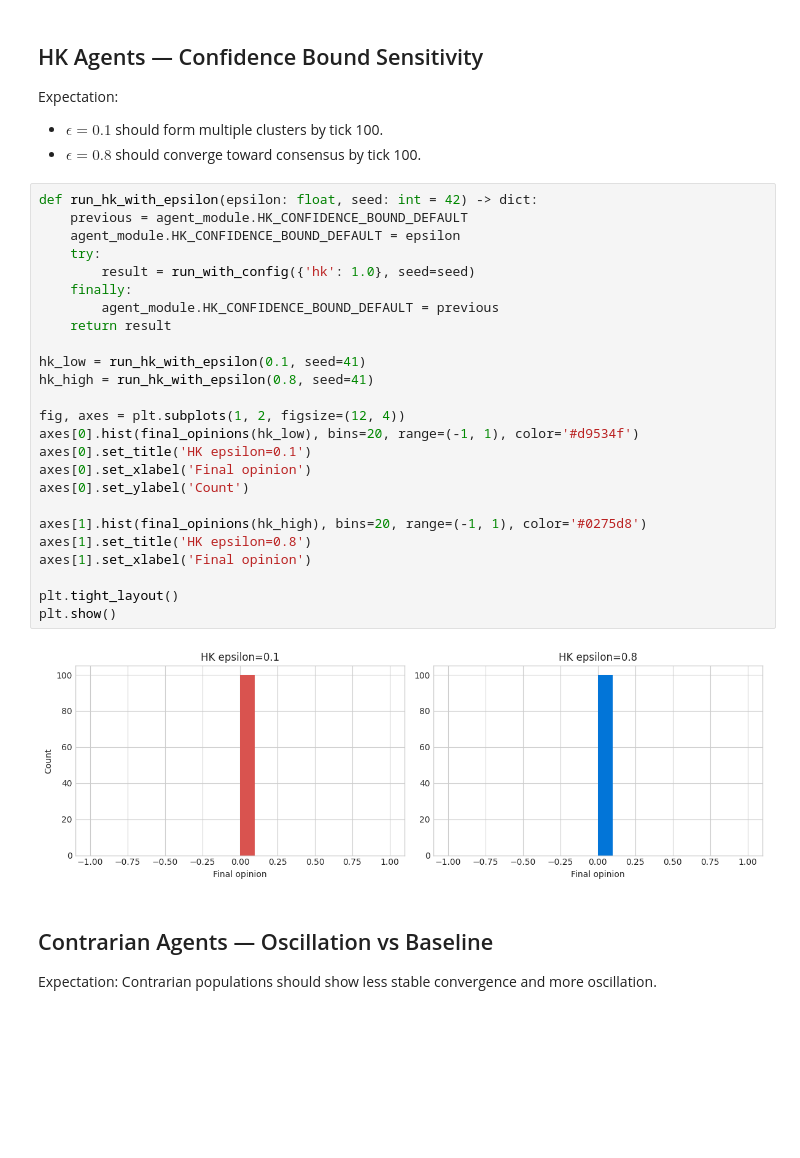
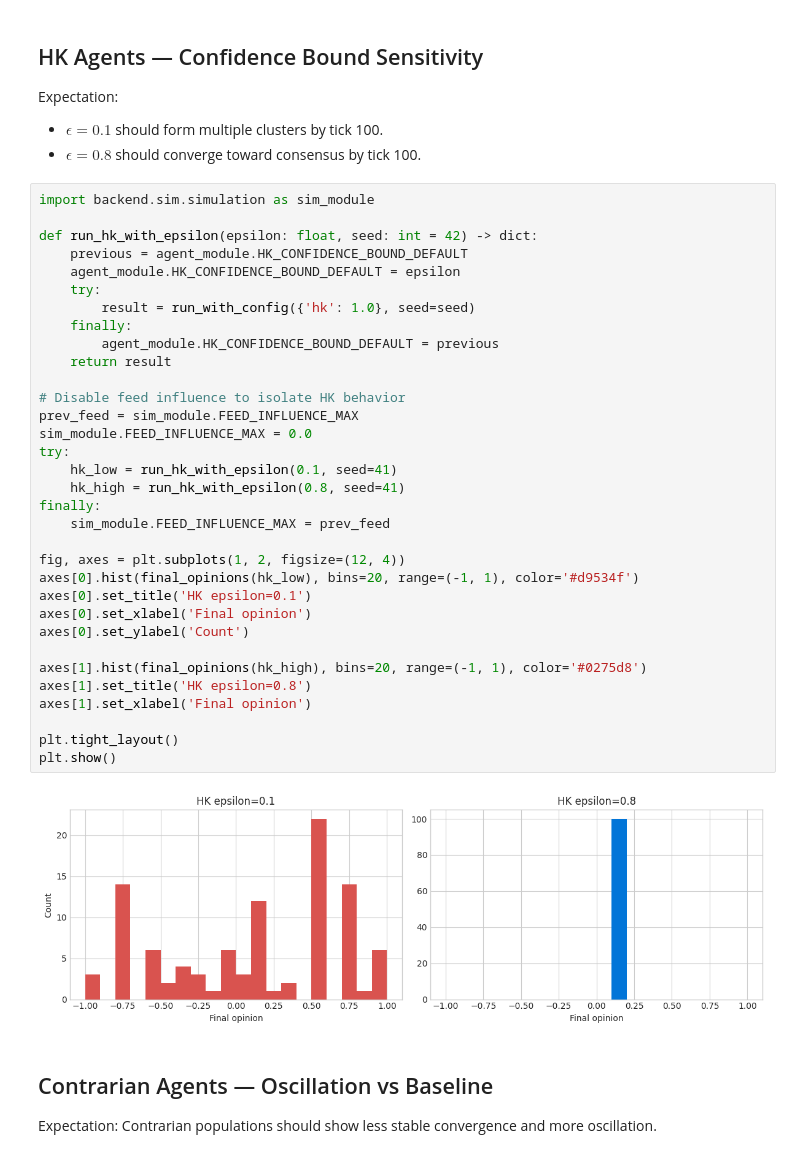
Before and after one commit to chicocaine/echo-chamber-sim, a Jupyter notebook: notebooks/07_agent_types.ipynb, the cells around one changed output. Drawn from its saved outputs; the diff is of its cells as text; blank space fills up the shorter version.

Commit message:
notebook 7: temporarily disabled feed influence to showcase HK epsilon

```diff
--- a/notebooks/07_agent_types.ipynb
+++ b/notebooks/07_agent_types.ipynb
@@ -67,32 +67,40 @@ Expectation:
 - $\epsilon = 0.1$ should form multiple clusters by tick 100.
 - $\epsilon = 0.8$ should converge toward consensus by tick 100.
 # %%
+import backend.sim.simulation as sim_module
+
 def run_hk_with_epsilon(epsilon: float, seed: int = 42) -> dict:
     previous = agent_module.HK_CONFIDENCE_BOUND_DEFAULT
     agent_module.HK_CONFIDENCE_BOUND_DEFAULT = epsilon
     try:
         result = run_with_config({'hk': 1.0}, seed=seed)
     finally:
         agent_module.HK_CONFIDENCE_BOUND_DEFAULT = previous
     return result
 
-hk_low = run_hk_with_epsilon(0.1, seed=41)
-hk_high = run_hk_with_epsilon(0.8, seed=41)
+# Disable feed influence to isolate HK behavior
+prev_feed = sim_module.FEED_INFLUENCE_MAX
+sim_module.FEED_INFLUENCE_MAX = 0.0
+try:
+    hk_low = run_hk_with_epsilon(0.1, seed=41)
+    hk_high = run_hk_with_epsilon(0.8, seed=41)
+finally:
+    sim_module.FEED_INFLUENCE_MAX = prev_feed
 
 fig, axes = plt.subplots(1, 2, figsize=(12, 4))
 axes[0].hist(final_opinions(hk_low), bins=20, range=(-1, 1), color='#d9534f')
 axes[0].set_title('HK epsilon=0.1')
 axes[0].set_xlabel('Final opinion')
 axes[0].set_ylabel('Count')
 
 axes[1].hist(final_opinions(hk_high), bins=20, range=(-1, 1), color='#0275d8')
 axes[1].set_title('HK epsilon=0.8')
 axes[1].set_xlabel('Final opinion')
 
 plt.tight_layout()
 plt.show()
 # %% [output]
-[figure, old version]
+[figure, new version]
 # %% [markdown]
 ## Contrarian Agents — Oscillation vs Baseline
 
```
